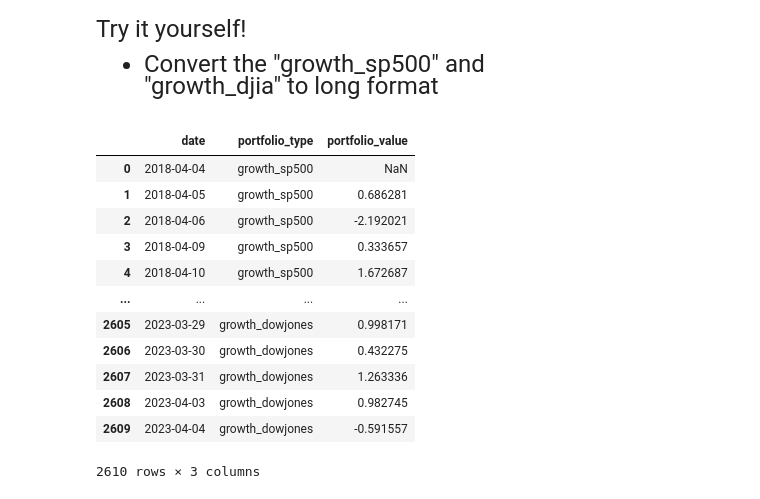
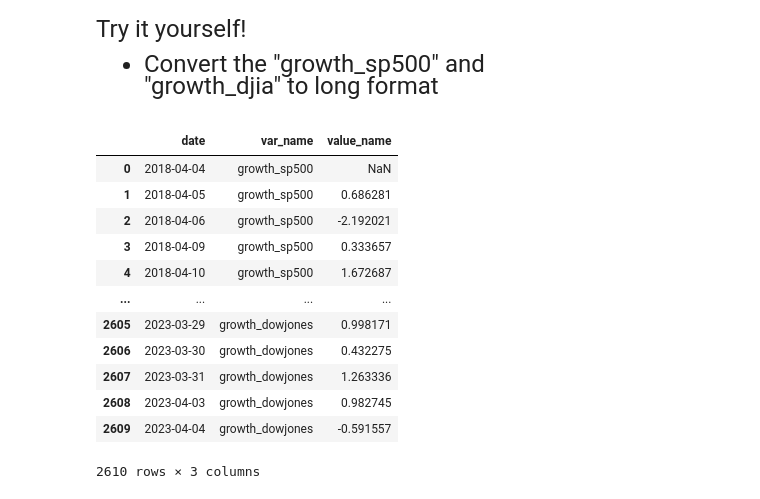
Before and after one commit to M-Roselinsky/emoryqtm151, a Jupyter notebook: Lecture 22/Lecture 22 copy.ipynb, the cells around one changed output. Saved outputs shown, nothing was run; the diff lists cells and outputs as text; code cells hidden in the pictures.

```diff
--- a/Lecture 22/Lecture 22 copy.ipynb
+++ b/Lecture 22/Lecture 22 copy.ipynb
@@ -332,17 +332,17 @@ Try it yourself!
 # %%
 # Write your own code
 
 financial_long2 = pd.melt(financial,
-                         var_name   = "portfolio_type",
-                         value_name = "portfolio_value",
+                         var_name   = "var_name",
+                         value_name = "value_name",
                          id_vars='date',
                          value_vars=['growth_sp500','growth_dowjones'])
 
 
 
 financial_long2
 # %% [output]
-|  | date | portfolio_type | portfolio_value |
+|  | date | var_name | value_name |
 | 0 | 2018-04-04 | growth_sp500 | NaN |
 | 1 | 2018-04-05 | growth_sp500 | 0.686281 |
 | 2 | 2018-04-06 | growth_sp500 | -2.192021 |
```
